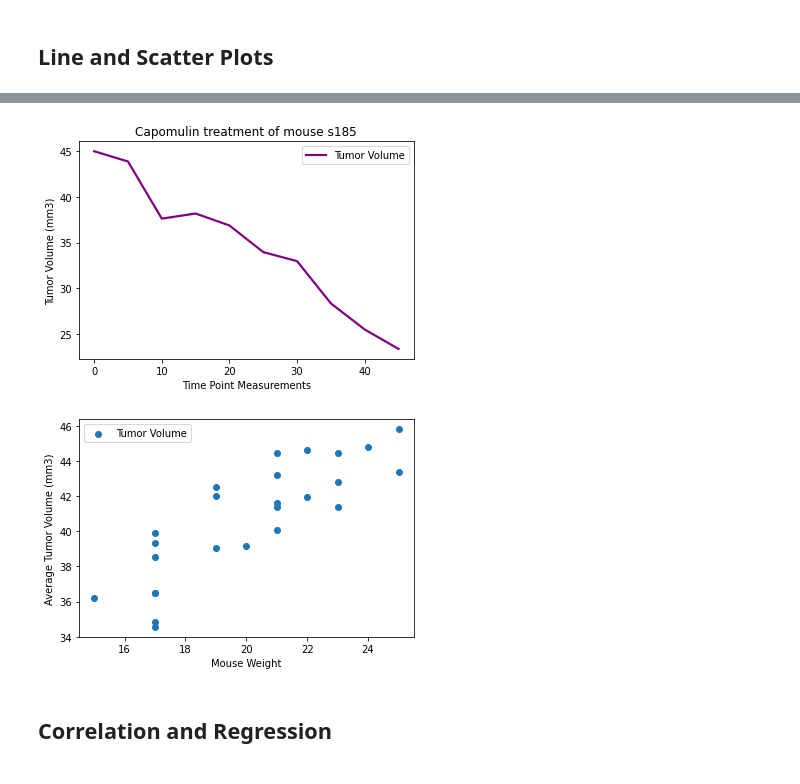
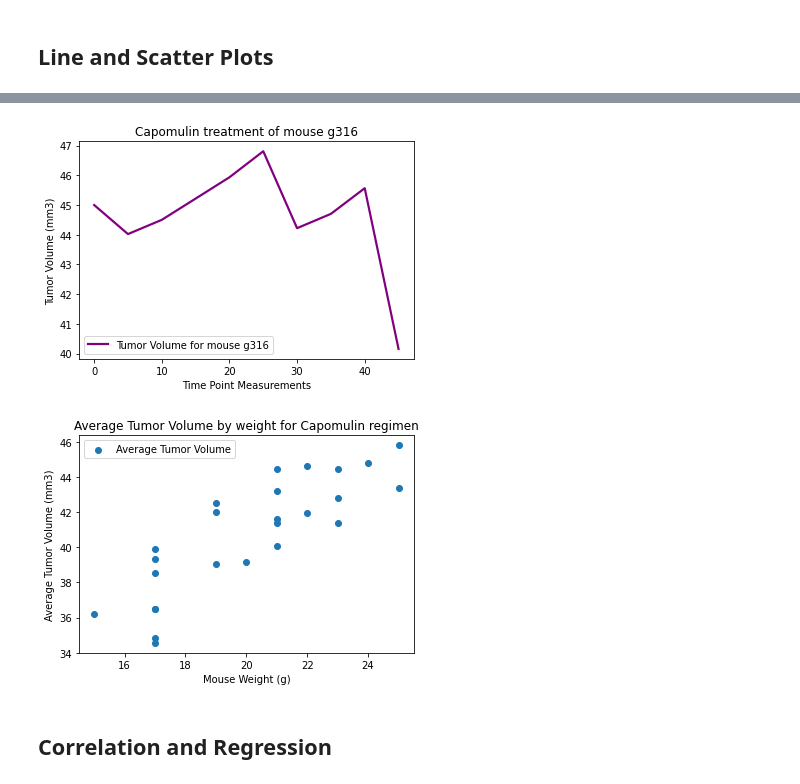
Before and after one commit to vgpass/matplotlib-challenge, a Jupyter notebook: Pymaceuticals/pymaceuticals_workingcopy.ipynb, the cells around one changed output, grey strips where cells are left out. Drawn from its saved outputs; the diff is of its cells as text; code cells hidden in the pictures.

```diff
--- a/Pymaceuticals/pymaceuticals_workingcopy.ipynb
+++ b/Pymaceuticals/pymaceuticals_workingcopy.ipynb
@@ -357,27 +371,32 @@ plt.show()
 # %%
 # Generate a line plot of tumor volume vs. time point for a mouse treated with Capomulin
 
-one_mouse = mouse_df_clean.loc[mouse_df_clean['ID'] == 's185'][['time', 'tvolume']]
+# rand_mouse = mouse_df_clean.sample(n = 1)
+capomulin_df = mouse_df_clean.loc[mouse_df_clean['Drug'] == 'Capomulin']
+rand_mouse = capomulin_df.sample(n = 1)['ID']
+rand_id = rand_mouse.iloc[0]
+one_mouse = mouse_df_clean.loc[mouse_df_clean['ID'] == rand_id][['time', 'tvolume']]
 one_mouse = one_mouse.set_index(['time'])
 plt.plot(one_mouse, color='purple', label='Tumor Volume per Timepoint', linewidth=2.2)
-plt.legend(['Tumor Volume'], loc='upper right')
-plt.title(f'Capomulin treatment of mouse s185')
-plt.xlabel('Time Point Measurements')
-plt.ylabel('Tumor Volume (mm3)')
+plt.legend([f'Tumor Volume for mouse {rand_id}'], loc='best')
+plt.title(f'Capomulin treatment of mouse {rand_id}')
+plt.xlabel(f'Time Point Measurements')
+plt.ylabel(f'Tumor Volume (mm3)')
 plt.show()
 # %% [output]
-[figure, old version]
+[figure, new version]
 # %%
 # Generate a scatter plot of average tumor volume vs. mouse weight for the Capomulin regimen
 mouse_wt_capomulin = mouse_df_clean.loc[mouse_df_clean['Drug'] == 'Capomulin']
 avg_tumor_capomulin = mouse_wt_capomulin.groupby(['ID']).mean()
 plt.scatter(avg_tumor_capomulin['Wt'], avg_tumor_capomulin['tvolume'])
-plt.legend(['Tumor Volume'], loc='upper left')
-plt.xlabel('Mouse Weight')
+plt.title('Average Tumor Volume by weight for Capomulin regimen')
+plt.legend(['Average Tumor Volume'], loc='upper left')
+plt.xlabel('Mouse Weight (g)')
 plt.ylabel('Average Tumor Volume (mm3)')
 plt.show()
 # %% [output]
-[figure, old version]
+[figure, new version]
 # %% [markdown]
 ## Correlation and Regression
 # %%
```
Also changed, not shown: parts of 1 cell of this notebook.
